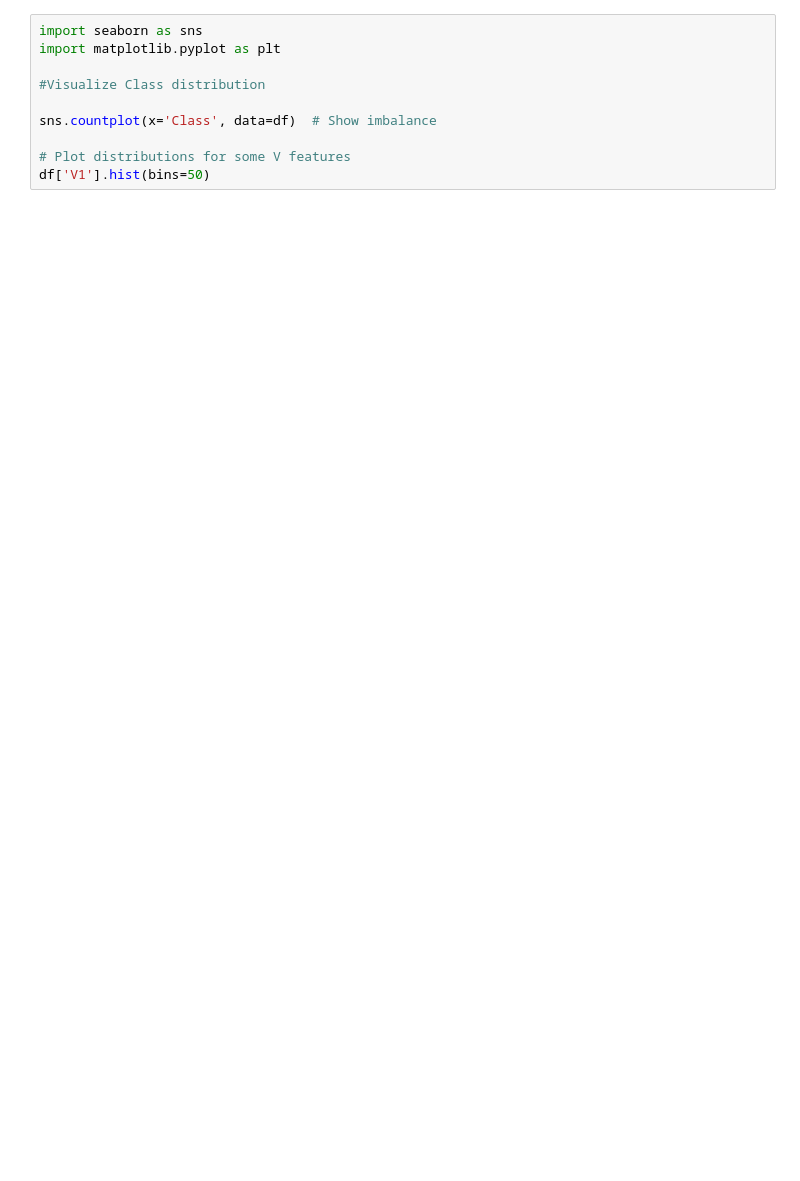
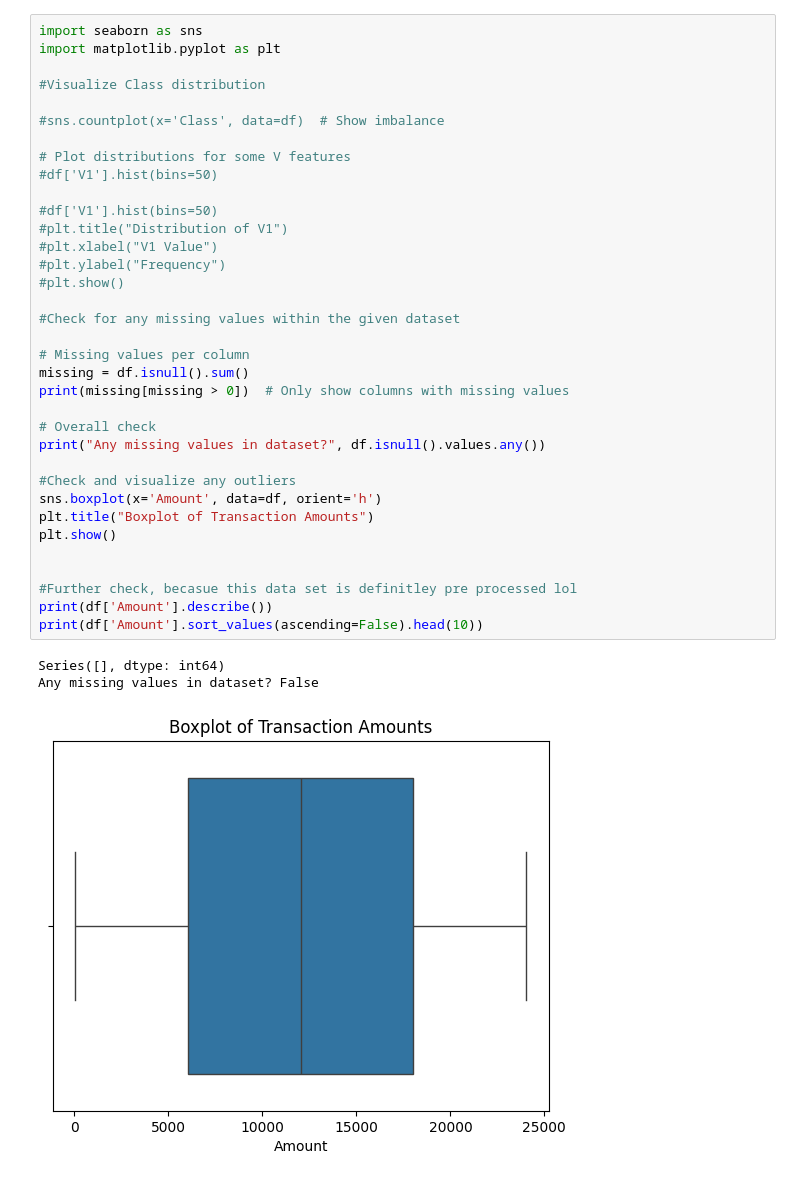
Before and after one commit to ElM3roM3ro/Credit-Card-Fraud-Detection, a Jupyter notebook: notebooks/fraud_detection.ipynb, the cells around one changed output. Cells and saved outputs as stored; diff of their text form; blank space fills up the shorter version.

```diff
--- a/notebooks/fraud_detection.ipynb
+++ b/notebooks/fraud_detection.ipynb
@@ -36,10 +33,39 @@ Name: proportion, dtype: float64
 # %%
 import seaborn as sns
 import matplotlib.pyplot as plt
 
 #Visualize Class distribution
 
-sns.countplot(x='Class', data=df)  # Show imbalance
+#sns.countplot(x='Class', data=df)  # Show imbalance
 
 # Plot distributions for some V features
-df['V1'].hist(bins=50)
+#df['V1'].hist(bins=50)
+
+#df['V1'].hist(bins=50)
+#plt.title("Distribution of V1")
+#plt.xlabel("V1 Value")
+#plt.ylabel("Frequency")
+#plt.show()
+
+#Check for any missing values within the given dataset
+
+# Missing values per column
+missing = df.isnull().sum()
+print(missing[missing > 0])  # Only show columns with missing values
+
+# Overall check
+print("Any missing values in dataset?", df.isnull().values.any())
+
+#Check and visualize any outliers
+sns.boxplot(x='Amount', data=df, orient='h')
+plt.title("Boxplot of Transaction Amounts")
+plt.show()
+
+
+#Further check, becasue this data set is definitley pre processed lol
+print(df['Amount'].describe())
+print(df['Amount'].sort_values(ascending=False).head(10))
+# %% [output]
+Series([], dtype: int64)
+Any missing values in dataset? False
+[figure, added]
```
Also changed, not shown: parts of 6 cells of this notebook, 1 other file.
